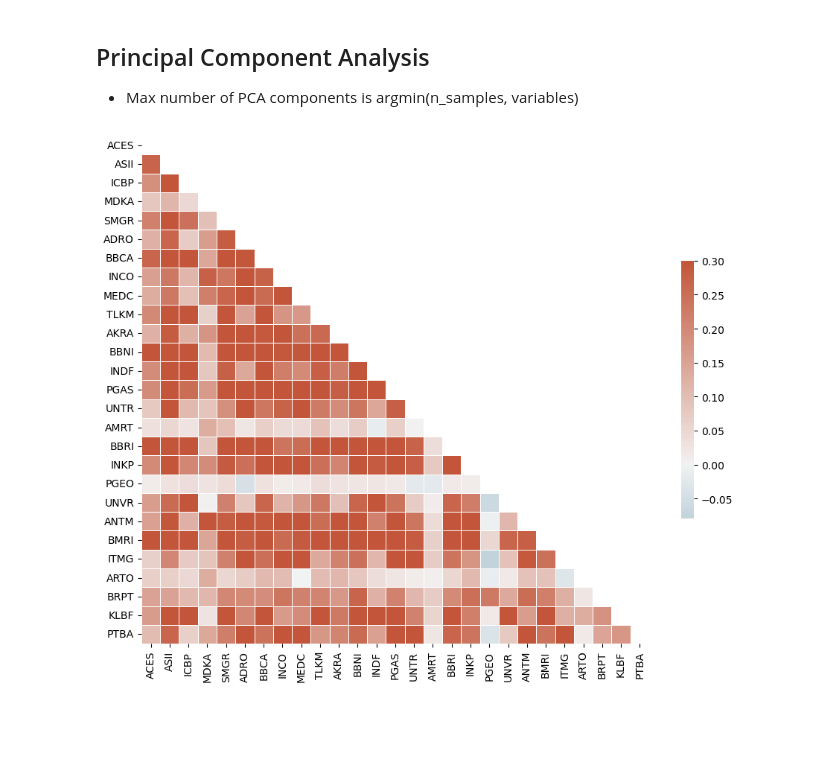
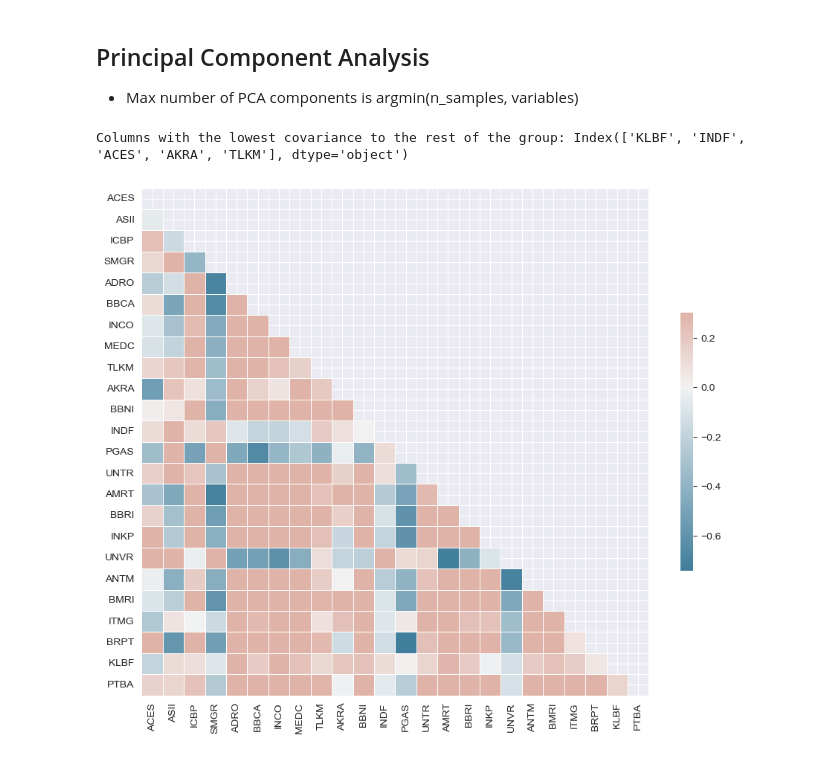
Before and after one commit to osamkabinladna/tradingstrats, a Jupyter notebook: pca_hmm/notebooks/data_cleaning.ipynb, the cells around one changed output. Saved outputs shown, nothing was run; the diff lists cells and outputs as text; code cells hidden in the pictures; blank space fills up the shorter version.

```diff
--- a/pca_hmm/notebooks/data_cleaning.ipynb
+++ b/pca_hmm/notebooks/data_cleaning.ipynb
@@ -66,7 +60,10 @@ Normalize the dataset
 # %%
-#TODO: NORMALIZE ✅
-df_returns = df_adj_close_weekly.pct_change()
-df_returns = df_returns.iloc[1:]
+# 🧐 normalize from weekly pct change?? (weird)
+# df_returns = df_adj_close_weekly.pct_change()
+# df_returns = df_returns.iloc[1:]
+
+# normalize from raw adj close weekly -> PCA only requires that the samples are demeaned
+df_returns = df_after
 returns_norm = (df_returns - df_returns.mean())/df_returns.std()
 
 print("INCO mean", returns_norm['INCO'].mean())
@@ -93,24 +107,33 @@ valid_df = returns_norm.iloc[split_point:]
 - Max number of PCA components is argmin(n_samples, variables)
 # %%
 cov_matrix = train_df.cov()
+
+# sum the absolute values of covariances for each column
+sum_abs_cov = cov_matrix.abs().sum(axis=1)
+
+sorted_columns = sum_abs_cov.sort_values().index
+lowest_cov_columns = sorted_columns[:5]
+
+print("Columns with the lowest covariance to the rest of the group:", lowest_cov_columns)
 
 # Import necessary libraries
 import matplotlib.pyplot as plt
 import seaborn as sns
 
 # Generate a mask for the upper triangle
 mask = np.triu(np.ones_like(cov_matrix, dtype=bool))
 
 # Set up the matplotlib figure
 f, ax = plt.subplots(figsize=(11, 9))
 
 # Generate a custom diverging colormap
 cmap = sns.diverging_palette(230, 20, as_cmap=True)
 
 # Draw the heatmap with the mask and correct aspect ratio
 sns.heatmap(cov_matrix, mask=mask, cmap=cmap, vmax=.3, center=0,
             square=True, linewidths=.5, cbar_kws={"shrink": .5})
 plt.show()
 # %% [output]
+Columns with the lowest covariance to the rest of the group: Index(['KLBF', 'INDF', 'ACES', 'AKRA', 'TLKM'], dtype='object')
-[figure, old version]
+[figure, new version]
 # %% [markdown]
```
Also changed, not shown: parts of 18 cells of this notebook, 3 other files.
